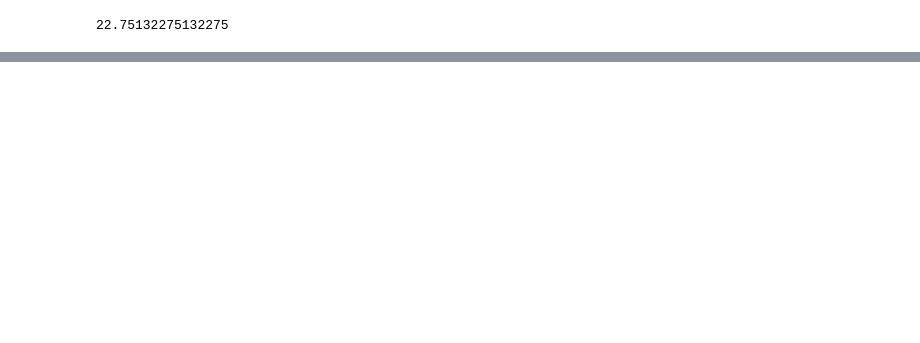
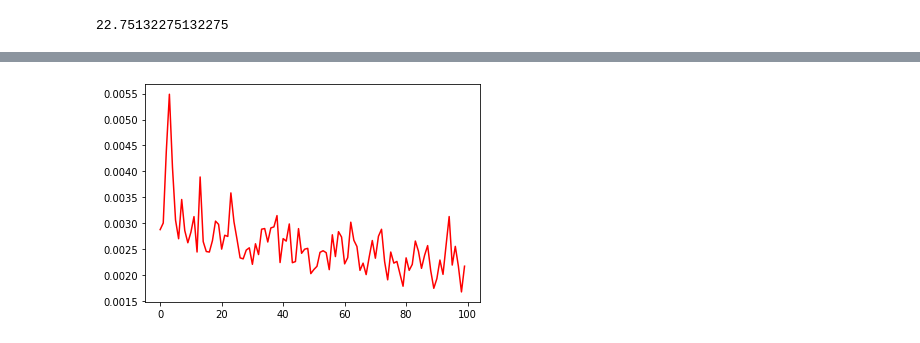
Before and after one commit to inesdarosa/visualizaciones, a Jupyter notebook: C7_mediana_6h_dbscan_feedforward.ipynb, the cells around one changed output, grey strips where cells are left out. Drawn from its saved outputs; the diff is of its cells as text; code cells hidden in the pictures; blank space fills up the shorter version.

```diff
--- a/C7_mediana_6h_dbscan_feedforward.ipynb
+++ b/C7_mediana_6h_dbscan_feedforward.ipynb
@@ -440,0 +452,8 @@ array([146])
+# %%
+history = model.fit(X_data_train, Y_data_train, epochs=100, batch_size=10)
+
+# evaluate accuracy
+train_acc = model.evaluate(X_data_train, Y_data_train, batch_size=32)
+test_acc = model.evaluate(X_data_test, Y_data_test, batch_size=32)
+print('Training accuracy: %s' % train_acc)
+print('Testing accuracy: %s' % test_acc)
@@ -440,0 +478,6 @@ array([146])
+# %%
+losses = history.history['loss']
+plt.plot(range(len(losses)), losses, 'r')
+plt.show()
+# %% [output]
+[figure, added]
```
Also changed, not shown: parts of 9 cells of this notebook.
